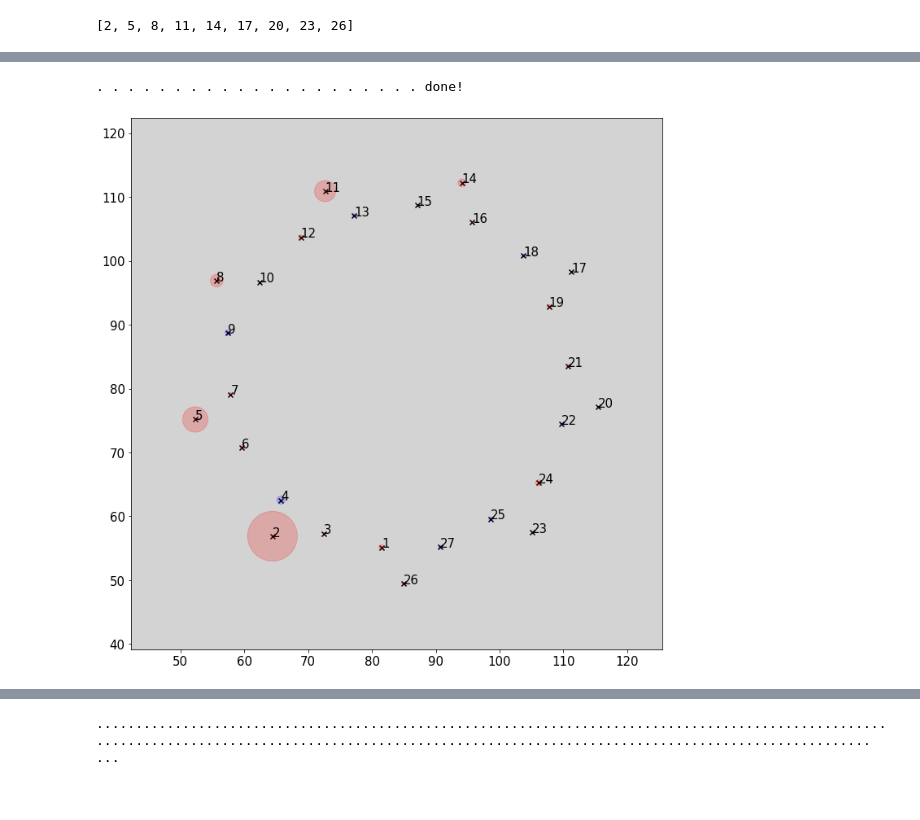
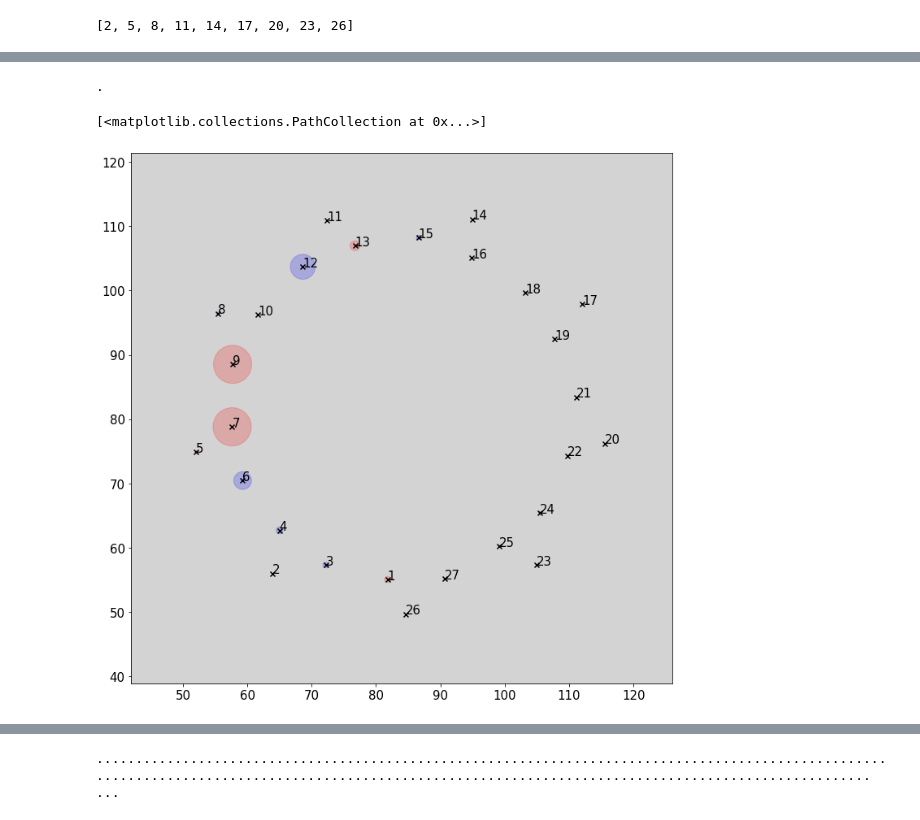
Before and after one commit to Oliver-Feighan/SpectralDensity, a Jupyter notebook: notebooks/Density.ipynb, the cells around one changed output, grey strips where cells are left out. Drawn from its saved outputs; the diff is of its cells as text; code cells hidden in the pictures.

```diff
--- a/notebooks/Density.ipynb
+++ b/notebooks/Density.ipynb
@@ -122,7 +97,7 @@ k=17
 
 for i in range(28):
     for j in range(28):
-        overlaps[i][j] = np.abs(np.dot(eigvec[k][:, i], eigvec[max(k-1, 0)][:, j]))
+        overlaps[i][j] = np.abs(np.dot(LHII_data["eigvec"][k][:, i], LHII_data["eigvec"][max(k-1, 0)][:, j]))
 
 plt.imshow(overlaps, cmap='YlGn')
 # %% [output]
@@ -213,7 +170,18 @@ NameError: name 'hamils' is not defined
 # %%
-temp = hamils[3]
+from matplotlib.colors import LogNorm
 
-np.fill_diagonal(temp, 0)
+coupling = np.sum(np.abs(LHII_data["hamils"]), axis=0)
 
-plt.imshow(temp, cmap='RdYlGn')
+np.fill_diagonal(coupling, 0)
+
+fig, ax = plt.subplots()
+
+ax.matshow(coupling, cmap='YlGn', norm=LogNorm(vmin=0.1, vmax=250))
+
+fig.set_size_inches(12,12)
+
+ax.set_xticks([]);
+ax.set_yticks([]);
+
+plt.savefig("../images/coupling_matrix,png")
 # %% [output]
@@ -222,3 +193,3 @@ plt.imshow(temp, cmap='RdYlGn')
 # %%
-mg_xyz = load_mg_xyz()
+mg_xyz = read_files.load_mg_xyz()
 # %% [output]
@@ -263,7 +259,7 @@ min_x = np.min(mg_xyz[:, :, 0]) - 10
 max_y = np.max(mg_xyz[:, :, 1]) + 10
 min_y = np.min(mg_xyz[:, :, 1]) - 10
 
-def plot_coeff(i):
+def plot_coeff(i, state):
     ax.clear()
 
     ax.set_aspect('equal')
@@ -272,43 +268,46 @@ def plot_coeff(i):
     ax.set_ylim((min_y, max_y))
 
     if i % fps == 0 :
         print(".", end=" ")
 
-    column = np.argmax(np.square(eigvec[i][2]))
+    column = np.argmax(np.square(LHII_data['eigvec'][i][state]))
 
     #column = int(args[i])
 
     #for column in range(28):
-    coeff = eigvec[i][:,column]
+    coeff = LHII_data['eigvec'][i][:,column]
 
     for e, c in enumerate(coeff[1:]):
         radius = 5 * abs(c)
         circle = matplotlib.patches.Circle((mg_xyz[i][e][0], mg_xyz[i][e][1]), radius=radius, alpha=0.2)
 
         ax.annotate(e+1, (mg_xyz[i][e][0], mg_xyz[i][e][1]))
 
         if c > 0:
             circle.set(color='red')
         if c < 0:
             circle.set(color='blue')
 
         ax.add_patch(circle)
 
     scat = ax.scatter(mg_xyz[i][:,0], mg_xyz[i][:,1], marker='x', color='black')
 
     return [scat]
 
-anim = animation.FuncAnimation(
-                               fig,
-                               plot_coeff,
-                               frames = nSeconds * fps,
-                               interval = 1000 / fps, # in ms
-                               )
+plot_coeff(100,7)
 
-anim.save('../movies/site_2.mp4', fps=fps, extra_args=['-vcodec', 'libx264'],dpi=170)
+#anim = animation.FuncAnimation(
+#                               fig,
+#                               plot_coeff,
+#                               frames = nSeconds * fps,
+#                               interval = 1000 / fps, # in ms
+#                               )
 
-print("done!")
+#anim.save('../movies/site_2.mp4', fps=fps, extra_args=['-vcodec', 'libx264'],dpi=170)
+
+#print("done!")
 # %% [output]
-. . . . . . . . . . . . . . . . . . . . . done!
+.
+[<matplotlib.collections.PathCollection at 0x...>]
-[figure, old version]
+[figure, new version]
 # %%
```
Also changed, not shown: parts of 17 cells of this notebook, 16 other files.
